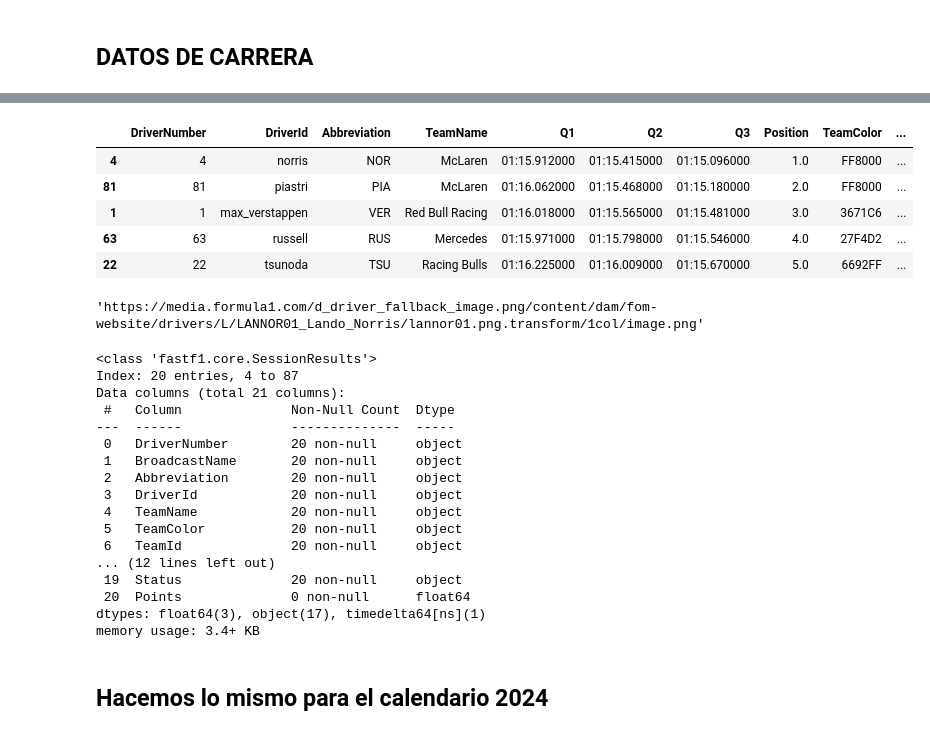
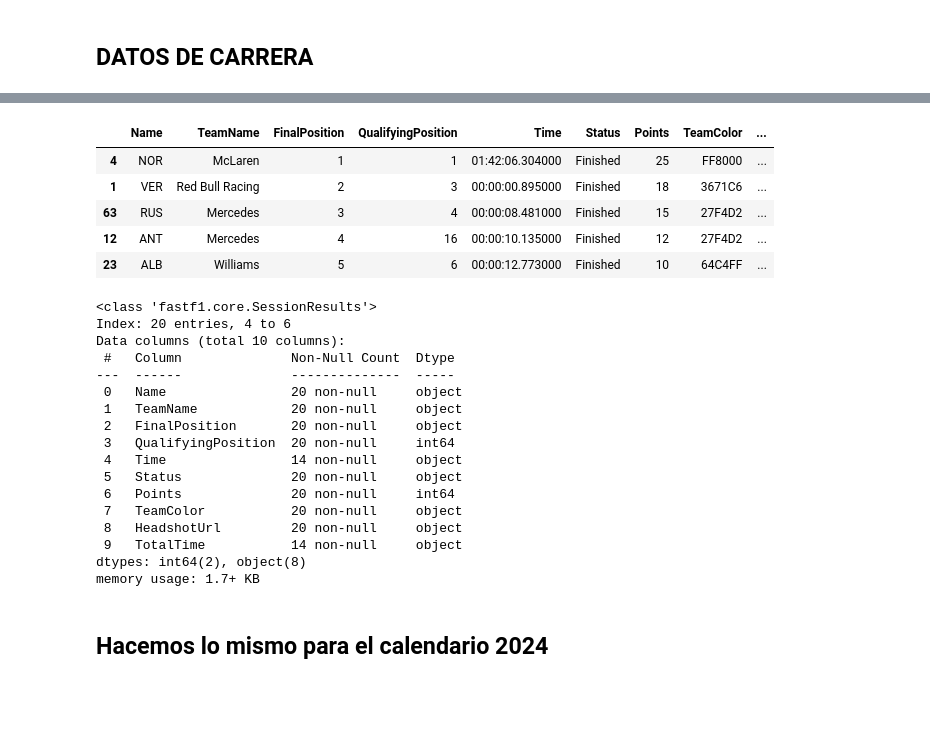
Before and after one commit to Muzquiz10/F1_Analysis, a Jupyter notebook: f1_data.ipynb, the cells around one changed output, grey strips where cells are left out. Saved outputs shown, nothing was run; the diff lists cells and outputs as text; code cells hidden in the pictures; blank space fills up the shorter version.

Commit message:
limpiando df_race

```diff
--- a/f1_data.ipynb
+++ b/f1_data.ipynb
@@ -194,36 +249,32 @@ df_race.tail(10)
 # %%
-df_Qualy.head()
+df_race.head()
 # %% [output]
-|  | DriverNumber | DriverId | Abbreviation | TeamName | Q1 | Q2 | Q3 | Position | TeamColor | ... |
-| 4 | 4 | norris | NOR | McLaren | 01:15.912000 | 01:15.415000 | 01:15.096000 | 1.0 | FF8000 | ... |
-| 81 | 81 | piastri | PIA | McLaren | 01:16.062000 | 01:15.468000 | 01:15.180000 | 2.0 | FF8000 | ... |
-| 1 | 1 | max_verstappen | VER | Red Bull Racing | 01:16.018000 | 01:15.565000 | 01:15.481000 | 3.0 | 3671C6 | ... |
-| 63 | 63 | russell | RUS | Mercedes | 01:15.971000 | 01:15.798000 | 01:15.546000 | 4.0 | 27F4D2 | ... |
-| 22 | 22 | tsunoda | TSU | Racing Bulls | 01:16.225000 | 01:16.009000 | 01:15.670000 | 5.0 | 6692FF | ... |
+|  | Name | TeamName | FinalPosition | QualifyingPosition | Time | Status | Points | TeamColor | ... |
+| 4 | NOR | McLaren | 1 | 1 | 01:42:06.304000 | Finished | 25 | FF8000 | ... |
+| 1 | VER | Red Bull Racing | 2 | 3 | 00:00:00.895000 | Finished | 18 | 3671C6 | ... |
+| 63 | RUS | Mercedes | 3 | 4 | 00:00:08.481000 | Finished | 15 | 27F4D2 | ... |
+| 12 | ANT | Mercedes | 4 | 16 | 00:00:10.135000 | Finished | 12 | 27F4D2 | ... |
+| 23 | ALB | Williams | 5 | 6 | 00:00:12.773000 | Finished | 10 | 64C4FF | ... |
-# %%
-clasificacion_results['HeadshotUrl'][0]
-# %% [output]
-'https://media.formula1.com/d_driver_fallback_image.png/content/dam/fom-website/drivers/L/LANNOR01_Lando_Norris/lannor01.png.transform/1col/image.png'
 # %%
-clasificacion_results.info()
+df_race.info()
 # %% [output]
 <class 'fastf1.core.SessionResults'>
-Index: 20 entries, 4 to 87
-Data columns (total 21 columns):
+Index: 20 entries, 4 to 6
+Data columns (total 10 columns):
  #   Column              Non-Null Count  Dtype
 ---  ------              --------------  -----
- 0   DriverNumber        20 non-null     object
- 1   BroadcastName       20 non-null     object
- 2   Abbreviation        20 non-null     object
- 3   DriverId            20 non-null     object
- 4   TeamName            20 non-null     object
- 5   TeamColor           20 non-null     object
- 6   TeamId              20 non-null     object
-... (12 lines left out)
- 19  Status              20 non-null     object
- 20  Points              0 non-null      float64
-dtypes: float64(3), object(17), timedelta64[ns](1)
-memory usage: 3.4+ KB
+ 0   Name                20 non-null     object
+ 1   TeamName            20 non-null     object
+ 2   FinalPosition       20 non-null     object
+ 3   QualifyingPosition  20 non-null     int64
+ 4   Time                14 non-null     object
+ 5   Status              20 non-null     object
+ 6   Points              20 non-null     int64
+ 7   TeamColor           20 non-null     object
+ 8   HeadshotUrl         20 non-null     object
+ 9   TotalTime           14 non-null     object
+dtypes: int64(2), object(8)
+memory usage: 1.7+ KB
 # %% [markdown]
 ## Hacemos lo mismo para el calendario 2024
 # %%
```
Also changed, not shown: parts of 6 cells of this notebook, 12 other files.
